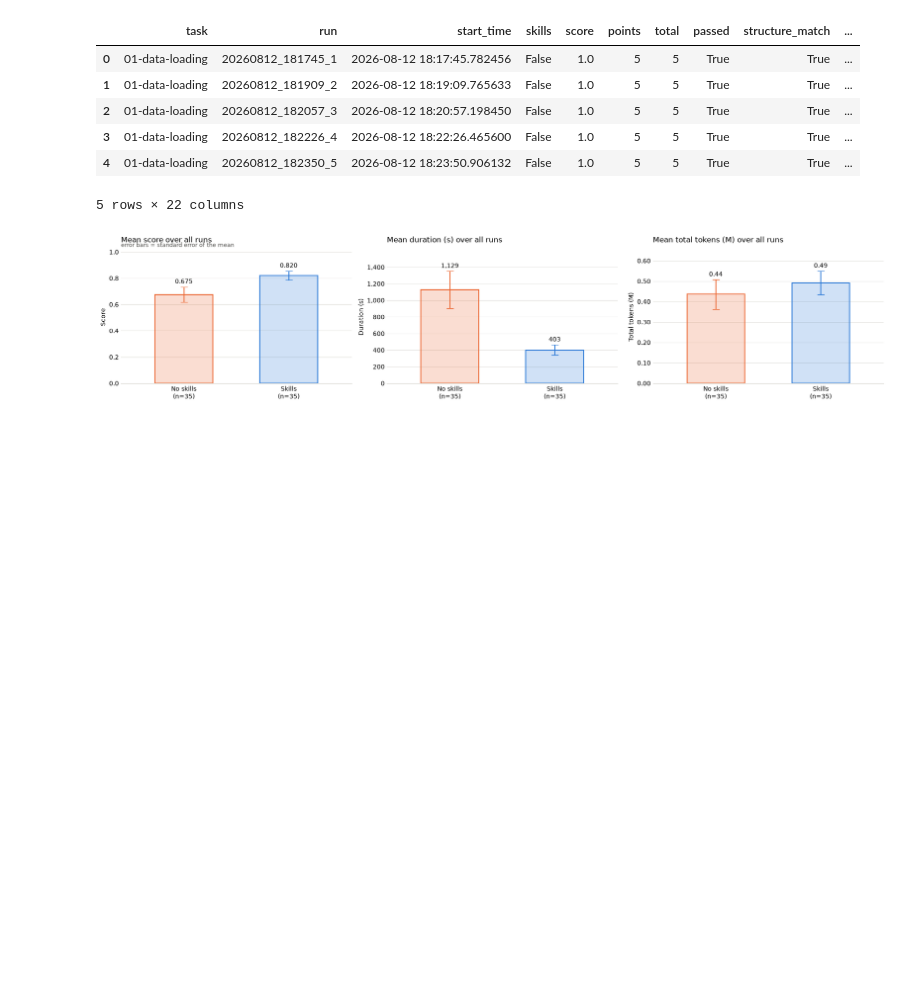
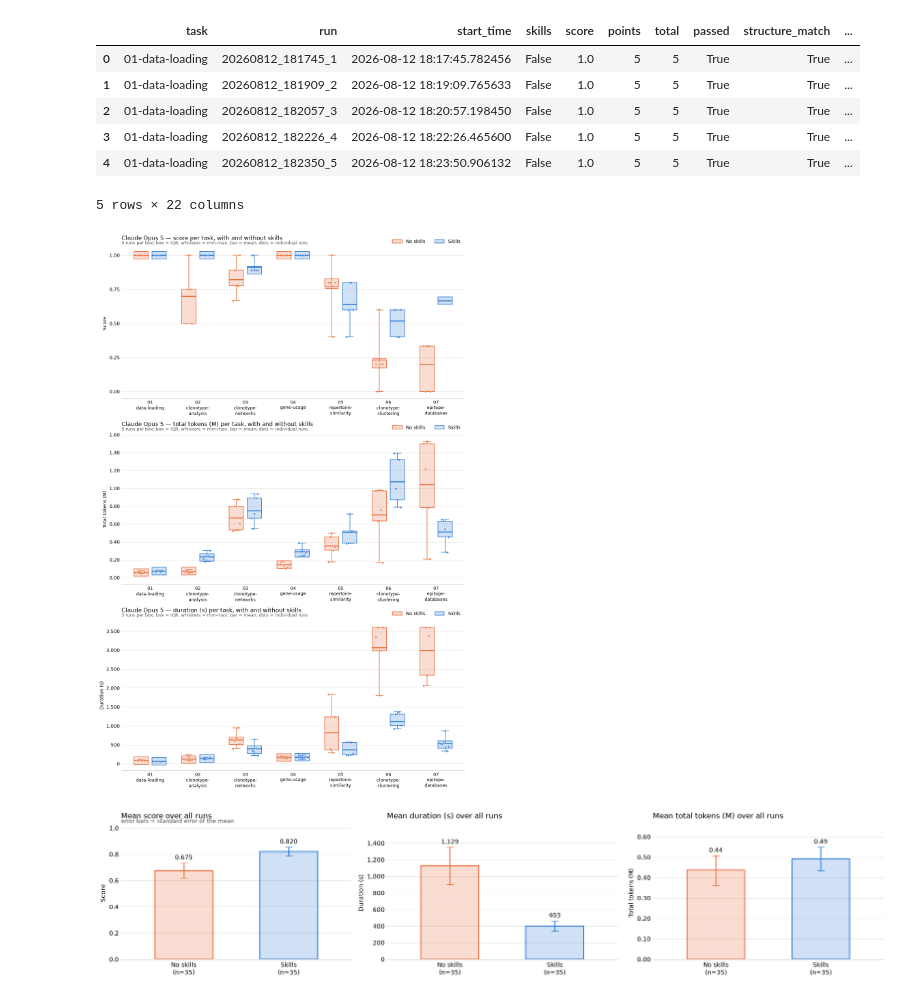
Before and after one commit to ALEGATOR1209/immunogenomics-agent, a Jupyter notebook: analysis/claude-opus-5.ipynb, the cells around one changed output. Cells and saved outputs as stored; diff of their text form; code cells hidden in the pictures; blank space fills up the shorter version.

```diff
--- a/analysis/claude-opus-5.ipynb
+++ b/analysis/claude-opus-5.ipynb
@@ -165,15 +165,14 @@ benchmark.head()
 MIN_BOX_FRACTION = 0.05  # of the y-range, so a zero-spread batch reads as a box in any unit
 COLUMN_LABELS = {
   "score": "Score",
-  "total_tokens": "Total tokens",
+  "total_tokens": "Total tokens (M)",
   "duration_seconds": "Duration (s)",
 }
-# only the per-task boxplots rescale; (divisor, unit shown in the axis label)
-COLUMN_SCALES = {"total_tokens": (1e6, "M")}
+COLUMN_SCALES = {"total_tokens": 1e6}  # plotted in the label's units, not raw counts
+COLUMN_TICK_FORMATS = {"total_tokens": lambda v, _: f"{v:,.2f}"}
 
 def plot_benchmark(runs: pd.DataFrame, column: str, ax=None, points: bool = True):
-  scale, unit = COLUMN_SCALES.get(column, (1.0, None))
-  runs = runs.assign(**{column: runs[column] / scale})
+  runs = runs.assign(**{column: runs[column] / COLUMN_SCALES.get(column, 1.0)})
   tasks = sorted(runs["task"].unique())
   pos = {task: i for i, task in enumerate(tasks)}
   if ax is None:
@@ -222,8 +221,6 @@ def plot_benchmark(runs: pd.DataFrame, column: str, ax=None, points: bool = True
         )
 
   label = COLUMN_LABELS.get(column, column.replace("_", " ").capitalize())
-  if unit:
-    label = f"{label} ({unit})"
   ax.set_xticks(range(len(tasks)))
   ax.set_xticklabels(
     [f'{t.split("-")[0]}\n' + textwrap.fill(t.split("-", 1)[1], 12) for t in tasks], fontsize=9
@@ -233,38 +230,40 @@ def plot_benchmark(runs: pd.DataFrame, column: str, ax=None, points: bool = True
   if column == "score":
     ax.set_yticks(np.arange(0, 1.01, 0.25))
   else:
-    ax.yaxis.set_major_formatter(lambda v, _: f"{v:,.2f}" if unit else f"{v:,.0f}")
+    ax.yaxis.set_major_formatter(COLUMN_TICK_FORMATS.get(column, lambda v, _: f"{v:,.0f}"))
   ax.set_ylabel(label)
   ax.set_title(  # only the first letter, so a unit like (M) keeps its case
     f"Claude Opus 5 — {label[0].lower() + label[1:]} per task, with and without skills",
     loc="left", pad=18,
   )
   ax.text(
     0, 1.02,
     f"{RUNS_PER_BATCH} runs per box; box = IQR, whiskers = min-max, bar = mean, dots = individual runs",
     transform=ax.transAxes, ha="left", va="bottom", fontsize=9, color="#52514e",
   )
   ax.grid(axis="y", color="#e5e4e0", linewidth=0.8)
   ax.set_axisbelow(True)
   for side in ("top", "right", "left"):
     ax.spines[side].set_visible(False)
   ax.spines["bottom"].set_color("#c3c2b7")
   ax.tick_params(length=0)
   ax.legend(
     handles=[
       Patch(facecolor=color + "38", edgecolor=color, linewidth=1.2, label=series_label)
       for color, series_label in SERIES.values()
     ],
     frameon=False, loc="lower right", bbox_to_anchor=(1, 1.0), ncol=2,
   )
   return ax
 
 fig, axs = plt.subplots(nrows=3, ncols=1, figsize=(11, 5.5 * 3))
 plot_benchmark(benchmark, column="score", ax=axs[0])
 plot_benchmark(benchmark, column="total_tokens", ax=axs[1])
 plot_benchmark(benchmark, column="duration_seconds", ax=axs[2])
 fig.tight_layout()
 plt.show()
+# %% [output]
+[figure, added]
 # %%
 SUMMARY_METRICS = ("score", "duration_seconds", "total_tokens")
 VALUE_FORMATS = {"score": "{:.3f}", "duration_seconds": "{:,.0f}", "total_tokens": "{:.2f}"}
```
Also changed, not shown: parts of 1 cell of this notebook.
